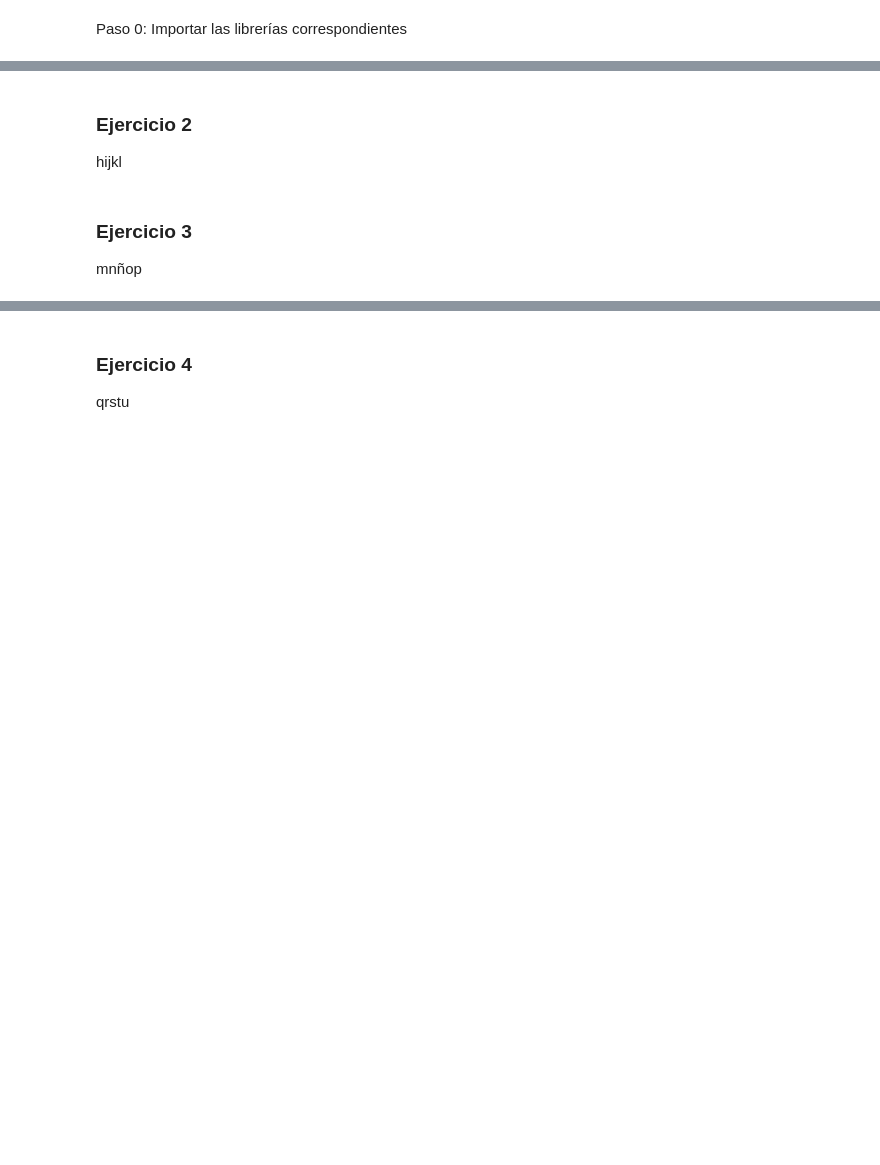
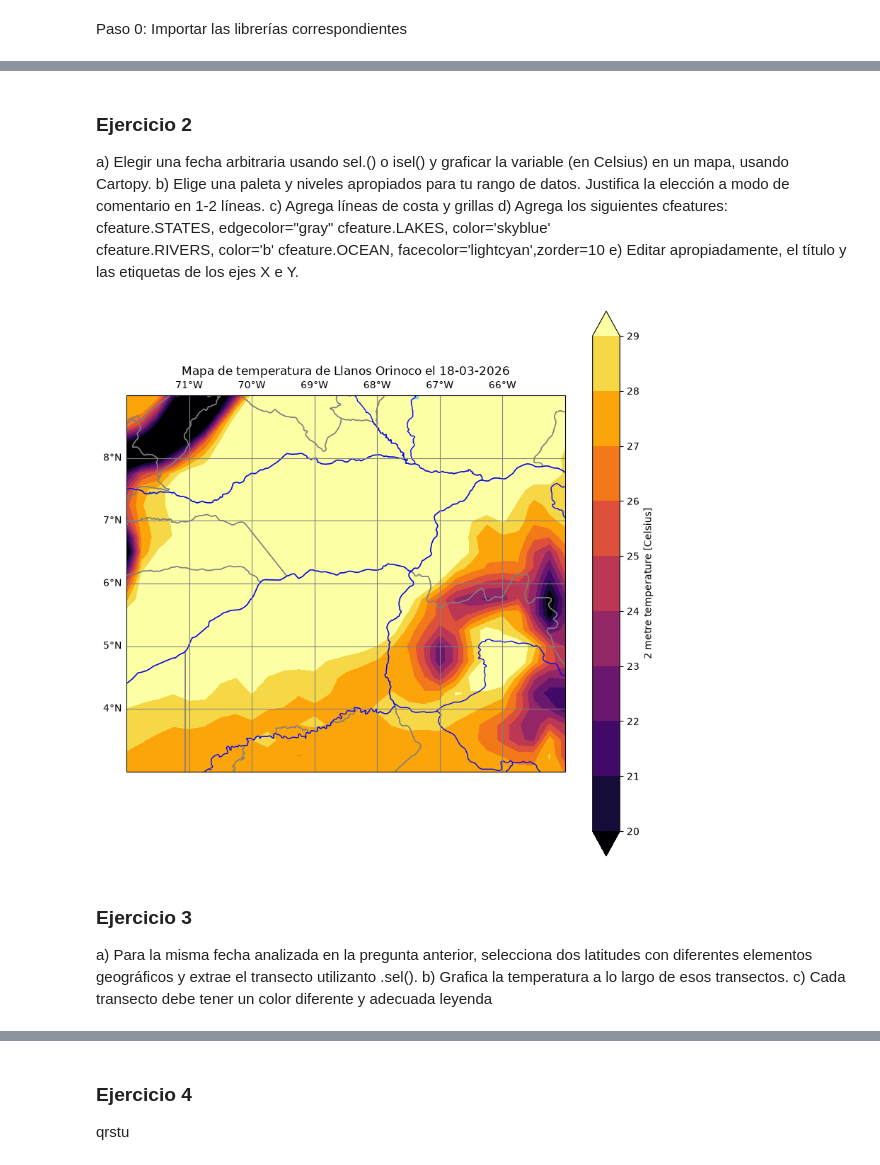
Before and after one commit to SALINASSebas/geocomputacion_-1GEO20-, a Jupyter notebook: practicas/PC2/PC2_salinas.ipynb, the cells around one changed output, grey strips where cells are left out. Saved outputs shown, nothing was run; the diff lists cells and outputs as text; code cells hidden in the pictures; blank space fills up the shorter version.

```diff
--- a/practicas/PC2/PC2_salinas.ipynb
+++ b/practicas/PC2/PC2_salinas.ipynb
@@ -20,0 +17,9 @@ abcdefg
+# %%
+# Abrir la data en el notebook
+ds = xr.open_dataset(r'C:\Users\sebas\Downloads\era5_t2m_2026_daily.nc')
+# %%
+# Selección de la región "Llanos Orinoco"
+lo = ds.sel(latitude=slice(9,3), longitude= slice(-72, -65))
+
+# Determinar el tamaño total de sus dimensiones
+lo.dims
@@ -20,0 +28,5 @@ abcdefg
+# %%
+# Cambiar datos y unidades a Celsius
+lo_t2m_c = lo['t2m']-273.15
+
+lo_t2m_c.attrs.update({"units": "Celsius"})
@@ -21,6 +53,48 @@ abcdefg
 # %% [markdown]
 ### Ejercicio 2
-hijkl
+a) Elegir una fecha arbitraria usando sel.() o isel() y graficar la variable (en Celsius) en un mapa, usando Cartopy.
+b) Elige una paleta y niveles apropiados para tu rango de datos. Justifica la elección a modo de comentario en 1-2 líneas.
+c) Agrega líneas de costa y grillas
+d) Agrega los siguientes cfeatures:
+ cfeature.STATES, edgecolor="gray"
+ cfeature.LAKES, color='skyblue'
+ cfeature.RIVERS, color='b'
+ cfeature.OCEAN, facecolor='lightcyan',zorder=10
+e) Editar apropiadamente, el título y las etiquetas de los ejes X e Y.
+# %%
+# Selección de fecha arbitraria
+lo_fecha = lo_t2m_c.sel(valid_time='2026-03-18')
+
+# Graficar selección usando cartopy
+fig, ax = plt.subplots(figsize=(10,10), subplot_kw={'projection':ccrs.PlateCarree()})
+
+lo_fecha.plot.contourf(ax=ax, transform=ccrs.PlateCarree(),
+                                               cmap='inferno', levels=np.arange(20,30,1))
+# El color fue seleccionado pues corresponde a una paleta secuencial que presenta el gradiente entre dos tonalidades.
+# Al trabajar con temperatura, el tono más oscuro corresponde a una temperatura más baja y viceversa. Es intuitivo y
+# de fácil interpretación. El rango de datos fue seleccionado para identificar los puntos de variación de temperatura
+# en el terreno.
+
+# Agregar líneas de costa y grillas
+ax.coastlines()
+gl = ax.gridlines(draw_labels=True, color='gray')
+gl.right_labels=False
+gl.bottom_labels=False
+
+# Agregar features
+ax.add_feature(cfeature.STATES, edgecolor='gray')
+ax.add_feature(cfeature.LAKES, color='skyblue')
+ax.add_feature(cfeature.RIVERS, color='blue')
+ax.add_feature(cfeature.OCEAN, facecolor='lightcyan', zorder=10)
+
+# Editar etiquetas
+ax.set_title('Mapa de temperatura de Llanos Orinoco el 18-03-2026')
+ax.set_ylabel('Latitud')
+ax.set_xlabel('Longitud')
+
+plt.show()
+# %% [output]
+[figure, added]
 # %% [markdown]
 ### Ejercicio 3
-mnñop
+a) Para la misma fecha analizada en la pregunta anterior, selecciona dos latitudes con diferentes elementos geográficos y extrae el transecto utilizanto .sel(). b) Grafica la temperatura a lo largo de esos transectos. c) Cada transecto debe tener un color diferente y adecuada leyenda
```
Also changed, not shown: parts of 6 cells of this notebook, 2 other files.
